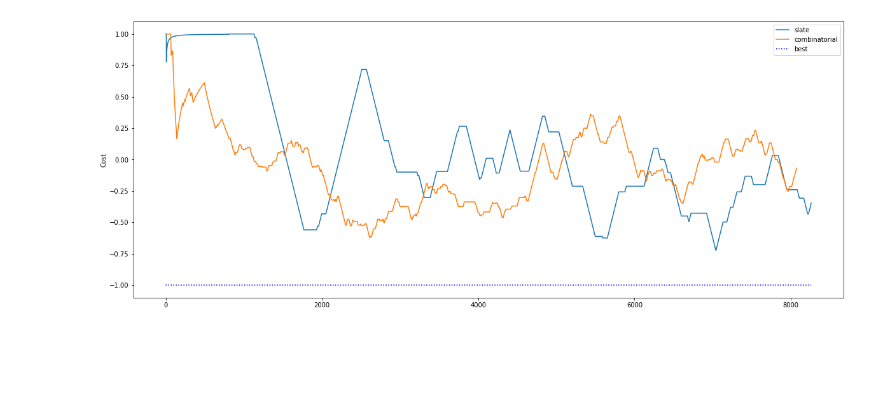
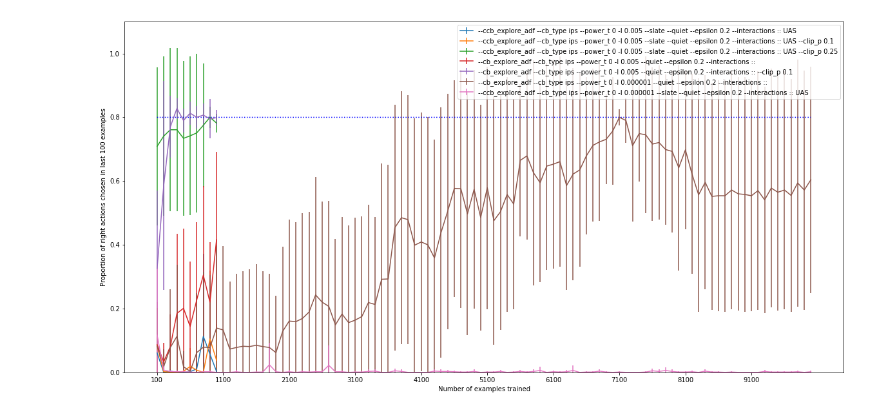
Before and after one commit to VowpalWabbit/slates-experiments, a Jupyter notebook: small_scale_simulator.ipynb, the cells around one changed output. Cells and saved outputs as stored; diff of their text form; code cells hidden in the pictures; blank space fills up the shorter version.

Commit message:
Add new plots

```diff
--- a/small_scale_simulator.ipynb
+++ b/small_scale_simulator.ipynb
@@ -8,9 +9,9 @@ import slates
 # %%
-actions = [[0,1,2,3,4,5,6,7,8],[0,1,2,3,4,5,6]]
+actions = [list(range(10)),list(range(10))]
 slate_action_sets = [["x="+str(i) for i in actions[0]],["y="+str(i) for i in actions[1]]]
 cb_action_set = slates.combine(actions, ["x", "y"])
 print(len(cb_action_set))
 
-slate_args = "--ccb_explore_adf --cb_type ips --power_t 0 -l 0.005 --slate --quiet --epsilon 0.2 --interactions :: UAS"
-cb_args = "--cb_explore_adf --cb_type ips --power_t 0 -l 0.005 --quiet --epsilon 0.2 --interactions :: UAA "
+slate_args = "--ccb_explore_adf --cb_type ips --power_t 0 -l 0.000001 --slate --quiet --epsilon 0.2 --interactions :: UAS"
+cb_args = "--cb_explore_adf --cb_type ips --power_t 0 -l 0.000001 --quiet --epsilon 0.2 --interactions ::"
 # %% [output]
@@ -18,12 +19,18 @@ cb_args = "--cb_explore_adf --cb_type ips --power_t 0 -l 0.005 --quiet --epsilon
+# %%
+NUM_ITER = 10000
+NUM_ROUNDS = 10
+EXAMPLES_IN_EACH_CHECKPOINT=100
+# %%
+outcomes = dict()
 # %%
 def cost_func_slates(prediction):
-    if prediction[0][0][0] == 6 and prediction[1][0][0] == 4:
+    if prediction[0][0][0] == 3 and prediction[1][0][0] == 3:
         return -1
     else:
         return 1
 
 def cost_func_cb(chosen_action):
-    if chosen_action == "x=6 y=4":
+    if chosen_action == "x=3 y=3":
         return -1
     else:
         return 1
@@ -81,8 +163,8 @@ for _ in range(10000):
 # %%
 plt.figure(figsize=(20, 8))
 number_of_samples = max(len(cb_outcomes), len(slates_outcomes))
-plt.plot(pd.Series([cost for ((idx,cost,prob),(_,_,_)) in slates_outcomes]).rolling(800, min_periods=0).mean(), label="slate")
-plt.plot(pd.Series([cost for (idx,cost,prob) in cb_outcomes]).rolling(800, min_periods=0).mean(), label="combinatorial")
+plt.plot(pd.Series([cost for ((idx,cost,prob),(_,_,_)) in slates_outcomes]).rolling(100, min_periods=0).mean(), label="slate")
+plt.plot(pd.Series([cost for (idx,cost,prob) in cb_outcomes]).rolling(100, min_periods=0).mean(), label="combinatorial")
 
 plt.ylabel("Cost")
 # Plot optimal policy by sampling optimal policy number_of_samples times
@@ -91,5 +173,23 @@ plt.plot(pd.Series(optimal_policy_results).rolling(5, min_periods=0).mean(), col
 
 plt.legend(loc="upper right")
 plt.show()
-# %% [output]
-[figure, removed]
+# %%
+plt.figure(figsize=(20, 10))
+for args,results in outcomes.items():
+    x = [x for x, y_list in results.items()]
+    y = [np.average(y_list)/EXAMPLES_IN_EACH_CHECKPOINT for x, y_list in results.items()]
+    error = [np.std(y_list)/EXAMPLES_IN_EACH_CHECKPOINT for x, y_list in results.items()]
+
+    plt.ylim(top=1.1)
+
+    plt.errorbar(x=x,y=y,yerr=error,label=args)
+    plt.xticks(np.arange(min(x), max(x)+1, EXAMPLES_IN_EACH_CHECKPOINT*10))
+
+plt.plot(list(range(100,10000)),[0.8 for i in range(100,10000)], color='b', linestyle=':')
+plt.legend(loc="upper right")
+plt.ylabel("Proportion of right actions chosen in last {} examples".format(EXAMPLES_IN_EACH_CHECKPOINT))
+plt.xlabel("Number of examples trained")
+plt.savefig('plot.svg', bbox_inches='tight')
+plt.show()
+# %% [output]
+[figure, added]
```
Also changed, not shown: parts of 7 cells of this notebook.
